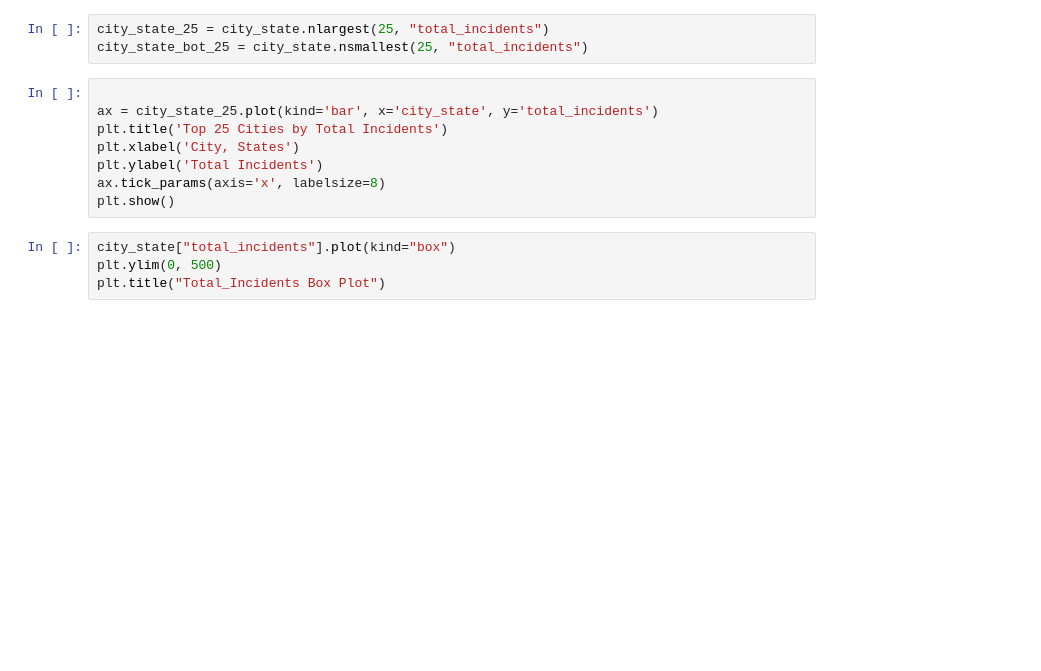
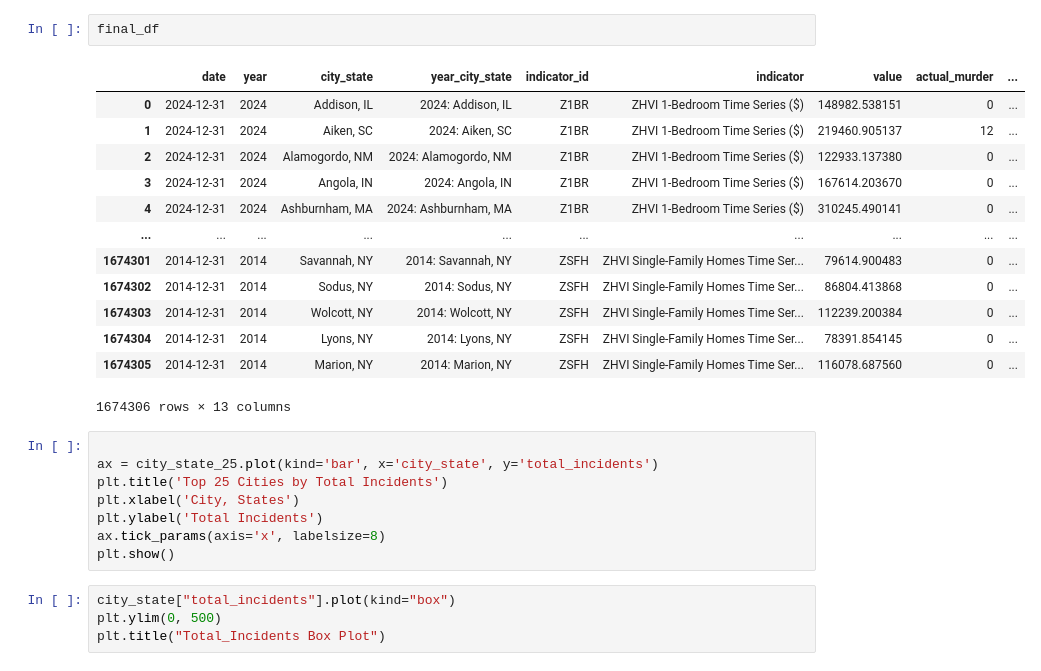
Before and after one commit to ZacharyKim/IS477-project, a Jupyter notebook: data_analysis.ipynb, the cells around one changed output. Drawn from its saved outputs; the diff is of its cells as text; blank space fills up the shorter version.

```diff
--- a/data_analysis.ipynb
+++ b/data_analysis.ipynb
@@ -10,6 +47,19 @@ crime = pd.read_csv("data/crime.csv")
 # %%
-city_state_25 = city_state.nlargest(25, "total_incidents")
-city_state_bot_25 = city_state.nsmallest(25, "total_incidents")
+final_df
+# %% [output]
+|  | date | year | city_state | year_city_state | indicator_id | indicator | value | actual_murder | ... |
+| 0 | 2024-12-31 | 2024 | Addison, IL | 2024: Addison, IL | Z1BR | ZHVI 1-Bedroom Time Series ($) | 148982.538151 | 0 | ... |
+| 1 | 2024-12-31 | 2024 | Aiken, SC | 2024: Aiken, SC | Z1BR | ZHVI 1-Bedroom Time Series ($) | 219460.905137 | 12 | ... |
+| 2 | 2024-12-31 | 2024 | Alamogordo, NM | 2024: Alamogordo, NM | Z1BR | ZHVI 1-Bedroom Time Series ($) | 122933.137380 | 0 | ... |
+| 3 | 2024-12-31 | 2024 | Angola, IN | 2024: Angola, IN | Z1BR | ZHVI 1-Bedroom Time Series ($) | 167614.203670 | 0 | ... |
+| 4 | 2024-12-31 | 2024 | Ashburnham, MA | 2024: Ashburnham, MA | Z1BR | ZHVI 1-Bedroom Time Series ($) | 310245.490141 | 0 | ... |
+| ... | ... | ... | ... | ... | ... | ... | ... | ... | ... |
+| 1674301 | 2014-12-31 | 2014 | Savannah, NY | 2014: Savannah, NY | ZSFH | ZHVI Single-Family Homes Time Ser... | 79614.900483 | 0 | ... |
+| 1674302 | 2014-12-31 | 2014 | Sodus, NY | 2014: Sodus, NY | ZSFH | ZHVI Single-Family Homes Time Ser... | 86804.413868 | 0 | ... |
+| 1674303 | 2014-12-31 | 2014 | Wolcott, NY | 2014: Wolcott, NY | ZSFH | ZHVI Single-Family Homes Time Ser... | 112239.200384 | 0 | ... |
+| 1674304 | 2014-12-31 | 2014 | Lyons, NY | 2014: Lyons, NY | ZSFH | ZHVI Single-Family Homes Time Ser... | 78391.854145 | 0 | ... |
+| 1674305 | 2014-12-31 | 2014 | Marion, NY | 2014: Marion, NY | ZSFH | ZHVI Single-Family Homes Time Ser... | 116078.687560 | 0 | ... |
+1674306 rows × 13 columns
 # %%
 
 ax = city_state_25.plot(kind='bar', x='city_state', y='total_incidents')
```
Also changed, not shown: parts of 5 cells of this notebook, 2 other files.
